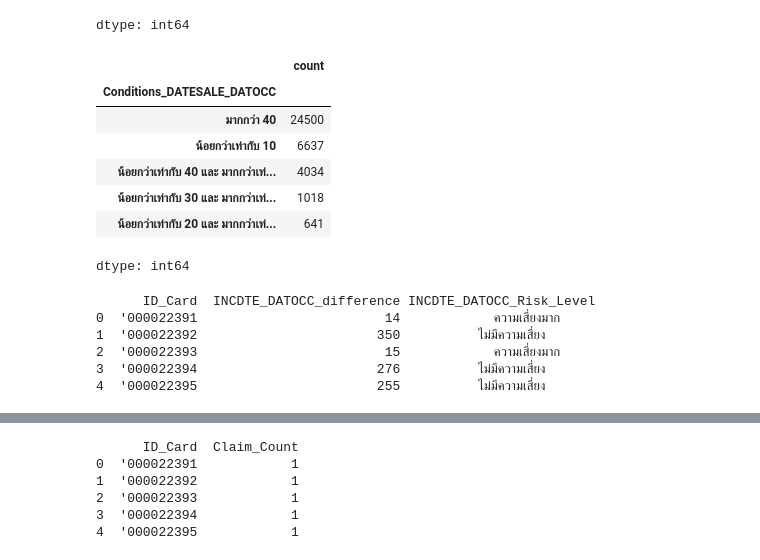
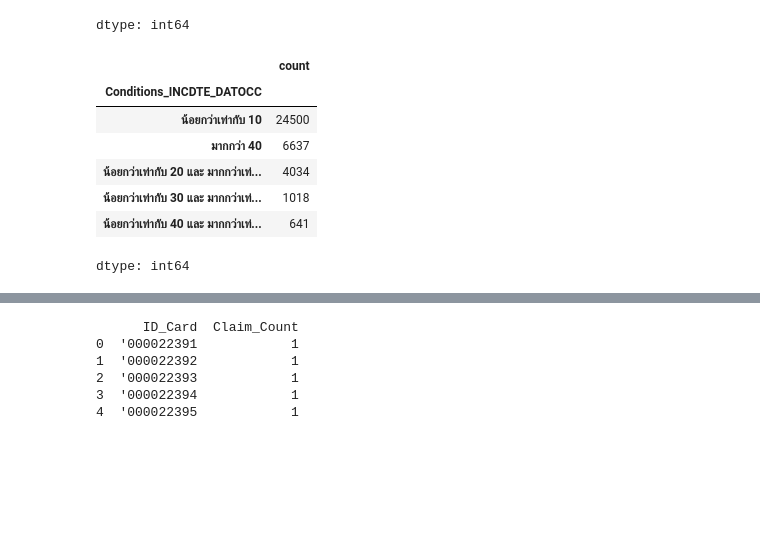
Before and after one commit to Suchada2000/MY-WORK, a Jupyter notebook: Untitled43.ipynb, the cells around one changed output, grey strips where cells are left out. Saved outputs shown, nothing was run; the diff lists cells and outputs as text; code cells hidden in the pictures; blank space fills up the shorter version.

```diff
--- a/Untitled43.ipynb
+++ b/Untitled43.ipynb
@@ -876,11 +876,11 @@ dtype: int64
 import numpy as np
 
 conditions = [
-    df_combined["INCDTE_DATOCC_Risk_Level"] == "ความเสี่ยงสูงมาก",
+    df_combined["INCDTE_DATOCC_Risk_Level"] == "ไม่มีความเสี่ยง",
+    df_combined["INCDTE_DATOCC_Risk_Level"] == "ความเสี่ยงต่ำ",
+    df_combined["INCDTE_DATOCC_Risk_Level"] == "ความเสี่ยงปานกลาง",
     df_combined["INCDTE_DATOCC_Risk_Level"] == "ความเสี่ยงสูง",
-    df_combined["INCDTE_DATOCC_Risk_Level"] == "ความเสี่ยงปานกลาง",
-    df_combined["INCDTE_DATOCC_Risk_Level"] == "ความเสี่ยงต่ำ",
-    df_combined["INCDTE_DATOCC_Risk_Level"] == "ไม่มีความเสี่ยง"
+    df_combined["INCDTE_DATOCC_Risk_Level"] == "ความเสี่ยงสูงมาก"
 
     ]
 
@@ -889,34 +889,15 @@ choices = [
 ]
 
 # สร้างคอลัมน์ใหม่ที่ใช้ np.select()
-df_combined['Conditions_DATESALE_DATOCC'] = np.select(conditions, choices, default='ไม่ระบุ')
+df_combined['Conditions_INCDTE_DATOCC'] = np.select(conditions, choices, default='ไม่ระบุ')
 # %%
-df_combined['Conditions_DATESALE_DATOCC'].value_counts()
+df_combined['Conditions_INCDTE_DATOCC'].value_counts()
 # %% [output]
 |  | count |
-| Conditions_DATESALE_DATOCC |  |
-| มากกว่า 40 | 24500 |
-| น้อยกว่าเท่ากับ 10 | 6637 |
-| น้อยกว่าเท่ากับ 40 และ มากกว่าเท่... | 4034 |
+| Conditions_INCDTE_DATOCC |  |
+| น้อยกว่าเท่ากับ 10 | 24500 |
+| มากกว่า 40 | 6637 |
+| น้อยกว่าเท่ากับ 20 และ มากกว่าเท่... | 4034 |
 | น้อยกว่าเท่ากับ 30 และ มากกว่าเท่... | 1018 |
-| น้อยกว่าเท่ากับ 20 และ มากกว่าเท่... | 641 |
+| น้อยกว่าเท่ากับ 40 และ มากกว่าเท่... | 641 |
 dtype: int64
-# %%
-# กำหนดคอลัมน์ใหม่ 'Risk_Level' ตามเงื่อนไขของ INCDTE_DATOCC_difference
-df_combined['INCDTE_DATOCC_Risk_Level'] = df_combined['INCDTE_DATOCC_difference'].apply(lambda x:
-    'ไม่มีความเสี่ยง' if x > 40 else
-    'ความเสี่ยงน้อย' if 31 <= x <= 40 else
-    'ความเสี่ยงปานกลาง' if 21 <= x <= 30 else
-    'ความเสี่ยงมาก' if 11 <= x <= 20 else
-    'ความเสี่ยงสูงมาก' if 0 <= x <= 10 else 'ค่าไม่ระบุ'  # เพิ่มกรณีที่ค่ามากกว่า 40 หรือไม่อยู่ในช่วง
-)
-
-# แสดงผลลัพธ์บางส่วน
-print(df_combined[['ID_Card', 'INCDTE_DATOCC_difference', 'INCDTE_DATOCC_Risk_Level']].head())
-# %% [output]
-      ID_Card  INCDTE_DATOCC_difference INCDTE_DATOCC_Risk_Level
-0  '000022391                        14            ความเสี่ยงมาก
-1  '000022392                       350          ไม่มีความเสี่ยง
-2  '000022393                        15            ความเสี่ยงมาก
-3  '000022394                       276          ไม่มีความเสี่ยง
-4  '000022395                       255          ไม่มีความเสี่ยง
```
Also changed, not shown: parts of 3 cells of this notebook.
